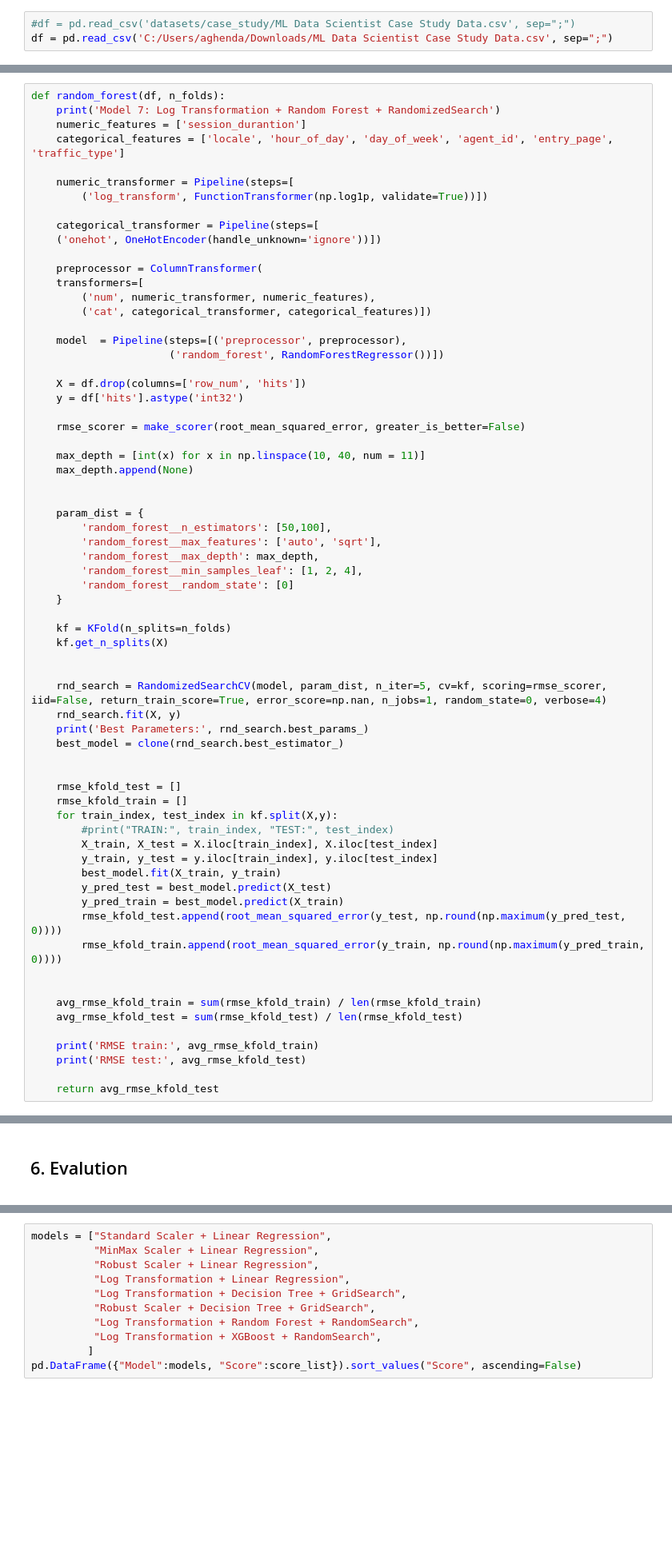
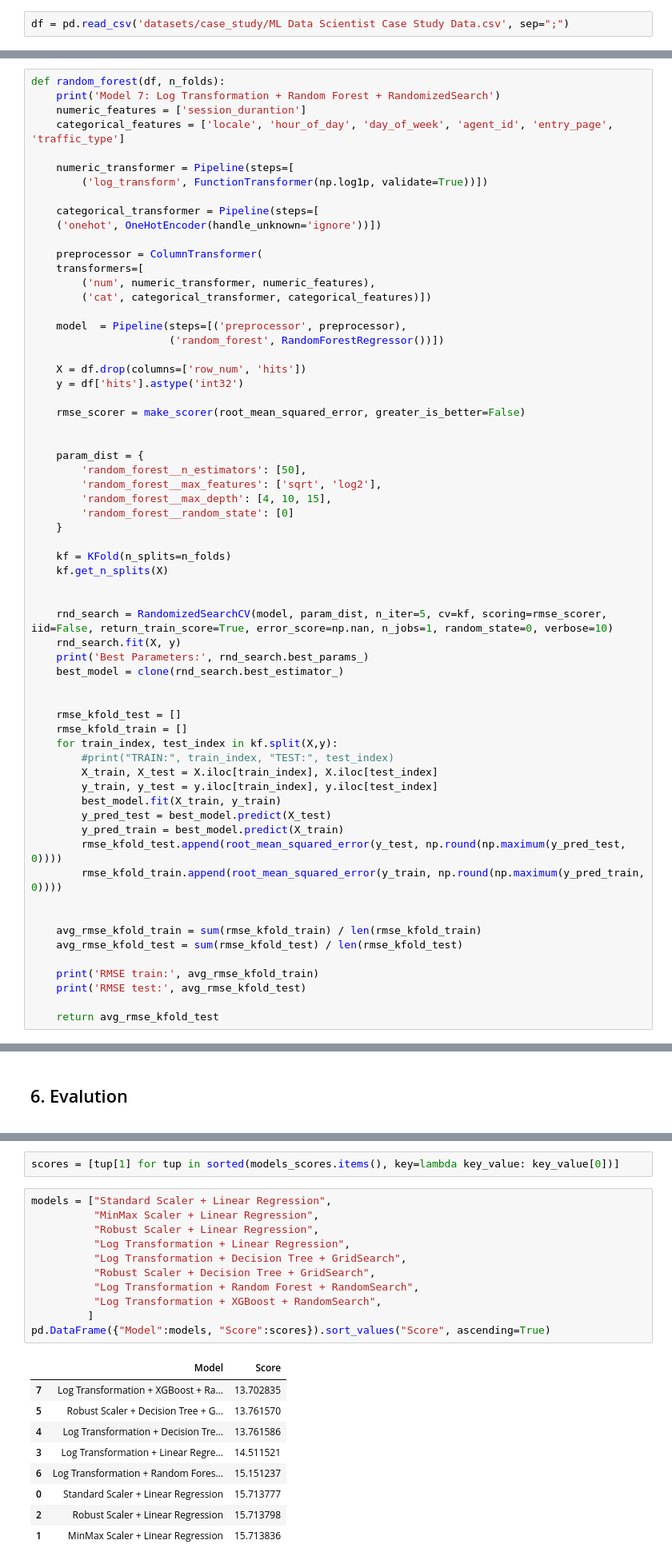
Before and after one commit to confused-pandas/trivago-predicting-hits, a Jupyter notebook: trivago.ipynb, the cells around one changed output, grey strips where cells are left out. Shown at 80% size. Saved outputs shown, nothing was run; the diff lists cells and outputs as text; blank space fills up the shorter version.

```diff
--- a/trivago.ipynb
+++ b/trivago.ipynb
@@ -28,8 +28,7 @@ pd.options.mode.chained_assignment = None
 ## 1. Summary information
 <a id="summary"></a>
 # %%
-#df = pd.read_csv('datasets/case_study/ML Data Scientist Case Study Data.csv', sep=";")
-df = pd.read_csv('C:/Users/aghenda/Downloads/ML Data Scientist Case Study Data.csv', sep=";")
+df = pd.read_csv('datasets/case_study/ML Data Scientist Case Study Data.csv', sep=";")
 # %%
 train = df.loc[df.hits != '\\N'] # train set
 test = df.loc[df.hits == '\\N'] # test set
@@ -883,15 +882,11 @@ def random_forest(df, n_folds):
 
     rmse_scorer = make_scorer(root_mean_squared_error, greater_is_better=False)
 
-    max_depth = [int(x) for x in np.linspace(10, 40, num = 11)]
-    max_depth.append(None)
-
 
     param_dist = {
-        'random_forest__n_estimators': [50,100],
-        'random_forest__max_features': ['auto', 'sqrt'],
-        'random_forest__max_depth': max_depth,
-        'random_forest__min_samples_leaf': [1, 2, 4],
+        'random_forest__n_estimators': [50],
+        'random_forest__max_features': ['sqrt', 'log2'],
+        'random_forest__max_depth': [4, 10, 15],
         'random_forest__random_state': [0]
     }
 
@@ -899,7 +894,7 @@ def random_forest(df, n_folds):
     kf.get_n_splits(X)
 
 
-    rnd_search = RandomizedSearchCV(model, param_dist, n_iter=5, cv=kf, scoring=rmse_scorer, iid=False, return_train_score=True, error_score=np.nan, n_jobs=1, random_state=0, verbose=4)
+    rnd_search = RandomizedSearchCV(model, param_dist, n_iter=5, cv=kf, scoring=rmse_scorer, iid=False, return_train_score=True, error_score=np.nan, n_jobs=1, random_state=0, verbose=10)
     rnd_search.fit(X, y)
     print('Best Parameters:', rnd_search.best_params_)
     best_model = clone(rnd_search.best_estimator_)
@@ -1051,12 +1041,24 @@ score_list = list(models_scores.values())
+# %%
+scores = [tup[1] for tup in sorted(models_scores.items(), key=lambda key_value: key_value[0])]
 # %%
 models = ["Standard Scaler + Linear Regression",
           "MinMax Scaler + Linear Regression",
           "Robust Scaler + Linear Regression",
           "Log Transformation + Linear Regression",
           "Log Transformation + Decision Tree + GridSearch",
           "Robust Scaler + Decision Tree + GridSearch",
           "Log Transformation + Random Forest + RandomSearch",
           "Log Transformation + XGBoost + RandomSearch",
          ]
-pd.DataFrame({"Model":models, "Score":score_list}).sort_values("Score", ascending=False)
+pd.DataFrame({"Model":models, "Score":scores}).sort_values("Score", ascending=True)
+# %% [output]
+|  | Model | Score |
+| 7 | Log Transformation + XGBoost + Ra... | 13.702835 |
+| 5 | Robust Scaler + Decision Tree + G... | 13.761570 |
+| 4 | Log Transformation + Decision Tre... | 13.761586 |
+| 3 | Log Transformation + Linear Regre... | 14.511521 |
+| 6 | Log Transformation + Random Fores... | 15.151237 |
+| 0 | Standard Scaler + Linear Regression | 15.713777 |
+| 2 | Robust Scaler + Linear Regression | 15.713798 |
+| 1 | MinMax Scaler + Linear Regression | 15.713836 |
 # %% [markdown]
```
Also changed, not shown: parts of 6 cells of this notebook.
